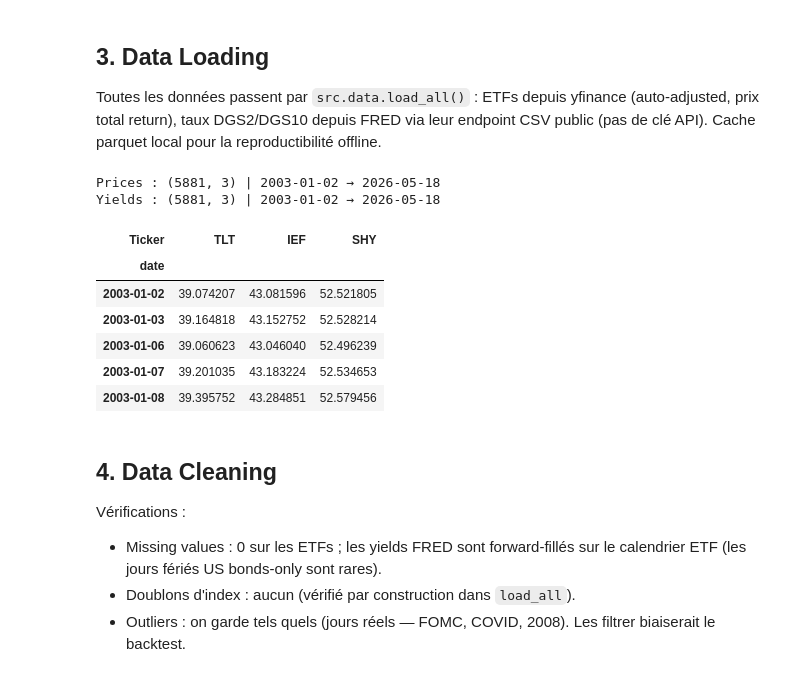
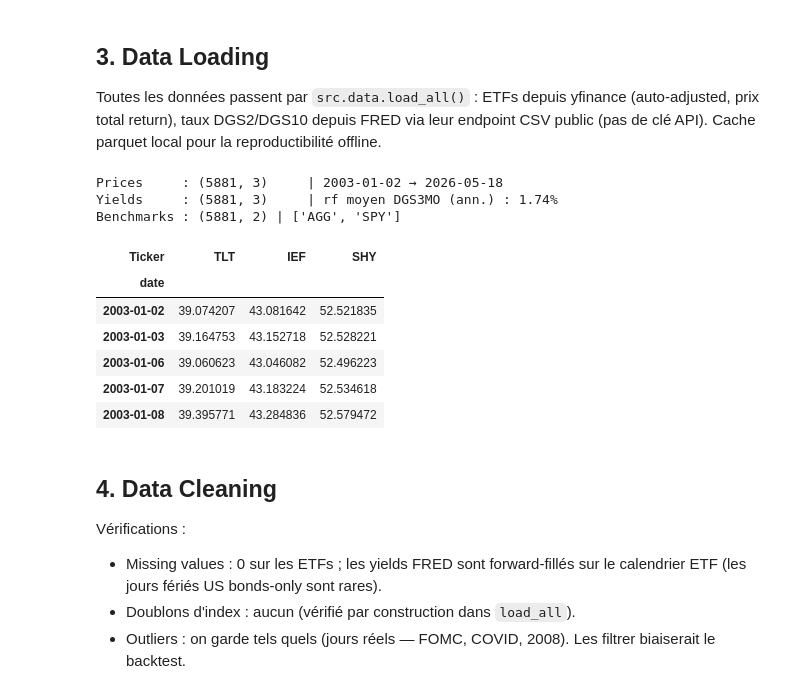
Before and after one commit to jbouniol/financial-engineering-lbo, a Jupyter notebook: notebooks/FINAL_notebook.ipynb, the cells around one changed output. Drawn from its saved outputs; the diff is of its cells as text; code cells hidden in the pictures.

```diff
--- a/notebooks/FINAL_notebook.ipynb
+++ b/notebooks/FINAL_notebook.ipynb
@@ -57,23 +57,26 @@ Univers : ['TLT', 'IEF', 'SHY']
 Toutes les données passent par `src.data.load_all()` : ETFs depuis yfinance (auto-adjusted, prix total return), taux DGS2/DGS10 depuis FRED via leur endpoint CSV public (pas de clé API). Cache parquet local pour la reproductibilité offline.
 # %%
 data = load_all()
-prices = data["prices"]
-yields = data["yields_aligned"]
-yields = yields.assign(spread_2s10s=yields["DGS10"] - yields["DGS2"])
+prices     = data["prices"]
+yields     = data["yields_aligned"].assign(spread_2s10s=lambda d: d["DGS10"] - d["DGS2"])
+rf_daily   = data["rf_daily"]
+benchmarks = data["benchmarks"]
 
-print(f"Prices : {prices.shape} | {prices.index.min().date()} → {prices.index.max().date()}")
-print(f"Yields : {yields.shape} | {yields.index.min().date()} → {yields.index.max().date()}")
+print(f"Prices     : {prices.shape}     | {prices.index.min().date()} → {prices.index.max().date()}")
+print(f"Yields     : {yields.shape}     | rf moyen DGS3MO (ann.) : {rf_daily.mean() * 252 * 100:.2f}%")
+print(f"Benchmarks : {benchmarks.shape} | {benchmarks.columns.tolist()}")
 prices.head()
 # %% [output]
-Prices : (5881, 3) | 2003-01-02 → 2026-05-18
-Yields : (5881, 3) | 2003-01-02 → 2026-05-18
+Prices     : (5881, 3)     | 2003-01-02 → 2026-05-18
+Yields     : (5881, 3)     | rf moyen DGS3MO (ann.) : 1.74%
+Benchmarks : (5881, 2) | ['AGG', 'SPY']
 | Ticker | TLT | IEF | SHY |
 | date |  |  |  |
-| 2003-01-02 | 39.074207 | 43.081596 | 52.521805 |
-| 2003-01-03 | 39.164818 | 43.152752 | 52.528214 |
-| 2003-01-06 | 39.060623 | 43.046040 | 52.496239 |
-| 2003-01-07 | 39.201035 | 43.183224 | 52.534653 |
-| 2003-01-08 | 39.395752 | 43.284851 | 52.579456 |
+| 2003-01-02 | 39.074207 | 43.081642 | 52.521835 |
+| 2003-01-03 | 39.164753 | 43.152718 | 52.528221 |
+| 2003-01-06 | 39.060623 | 43.046082 | 52.496223 |
+| 2003-01-07 | 39.201019 | 43.183224 | 52.534618 |
+| 2003-01-08 | 39.395771 | 43.284836 | 52.579472 |
 # %% [markdown]
 ## 4. Data Cleaning
 
```
Also changed, not shown: parts of 5 cells of this notebook, 10 other files.
